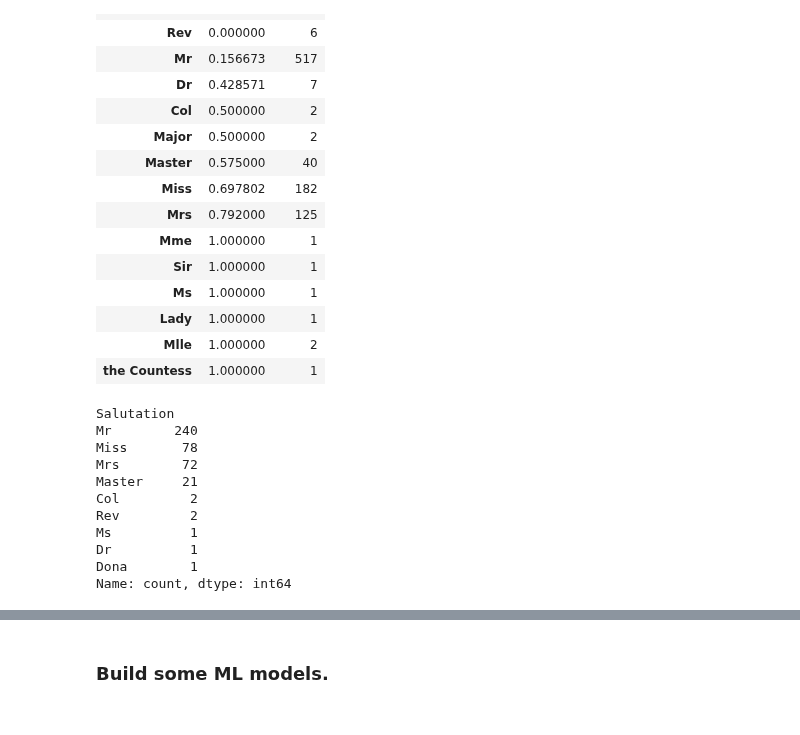
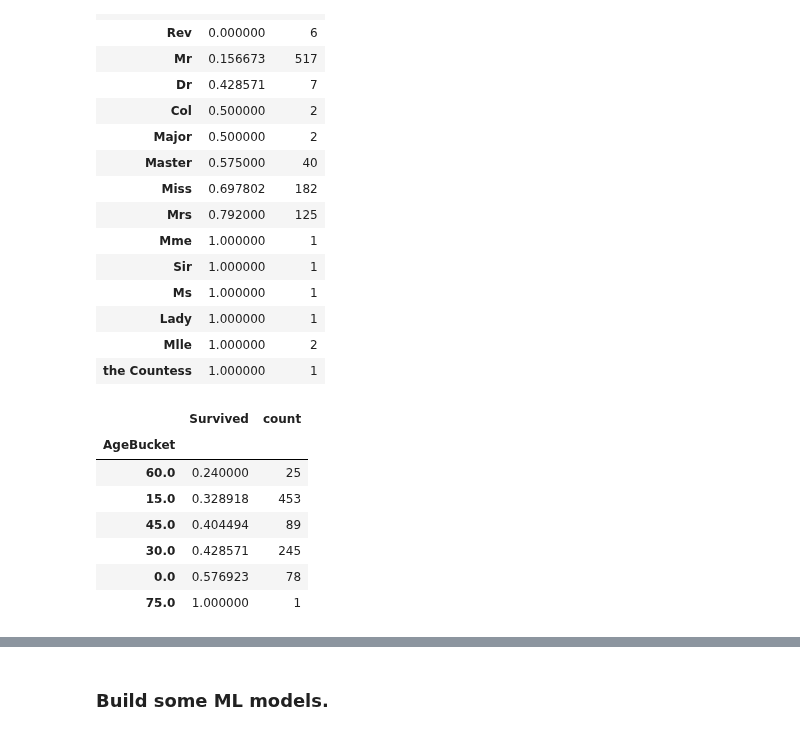
Before and after one commit to kamau96/Data_Science_Android_Web_Development, a Jupyter notebook: Data_Science_Development/Python_Programming/Titanic/survivor_predictor.ipynb, the cells around one changed output, grey strips where cells are left out. Saved outputs shown, nothing was run; the diff lists cells and outputs as text; code cells hidden in the pictures.

```diff
--- a/Data_Science_Development/Python_Programming/Titanic/survivor_predictor.ipynb
+++ b/Data_Science_Development/Python_Programming/Titanic/survivor_predictor.ipynb
@@ -241,6 +241,9 @@ memory usage: 32.7+ KB
 from sklearn.preprocessing import OneHotEncoder, StandardScaler, LabelEncoder
 # %%
 def extract_salutation(name):
+    """
+    Function to extract salutations people used.
+    """
     second_name = name.split(",")[1]
     salutation = second_name.split(".")[0].strip()
     return salutation
@@ -272,18 +276,4 @@ merg
 | Lady | 1.000000 | 1 |
 | Mlle | 1.000000 | 2 |
 | the Countess | 1.000000 | 1 |
-# %%
-test["Salutation"].value_counts()
-# %% [output]
-Salutation
-Mr        240
-Miss       78
-Mrs        72
-Master     21
-Col         2
-Rev         2
-Ms          1
-Dr          1
-Dona        1
-Name: count, dtype: int64
 # %%
@@ -290,3 +281,19 @@ Name: count, dtype: int64
 train["AgeBucket"] = train["Age"] // 15 * 15
 test["AgeBucket"] = test["Age"] // 15 * 15
+# %%
+# Checks if the newly added column adds valueable information in relation to survival.
+group = train[["AgeBucket", "Survived"]].groupby("AgeBucket").mean().sort_values(by="Survived")
+count = train["AgeBucket"].value_counts()
+agebucket_survival_count_merge = group.merge(count, how="left", on="AgeBucket")
+# %%
+agebucket_survival_count_merge
+# %% [output]
+|  | Survived | count |
+| AgeBucket |  |  |
+| 60.0 | 0.240000 | 25 |
+| 15.0 | 0.328918 | 453 |
+| 45.0 | 0.404494 | 89 |
+| 30.0 | 0.428571 | 245 |
+| 0.0 | 0.576923 | 78 |
+| 75.0 | 1.000000 | 1 |
 # %%
```
Also changed, not shown: parts of 14 cells of this notebook.
